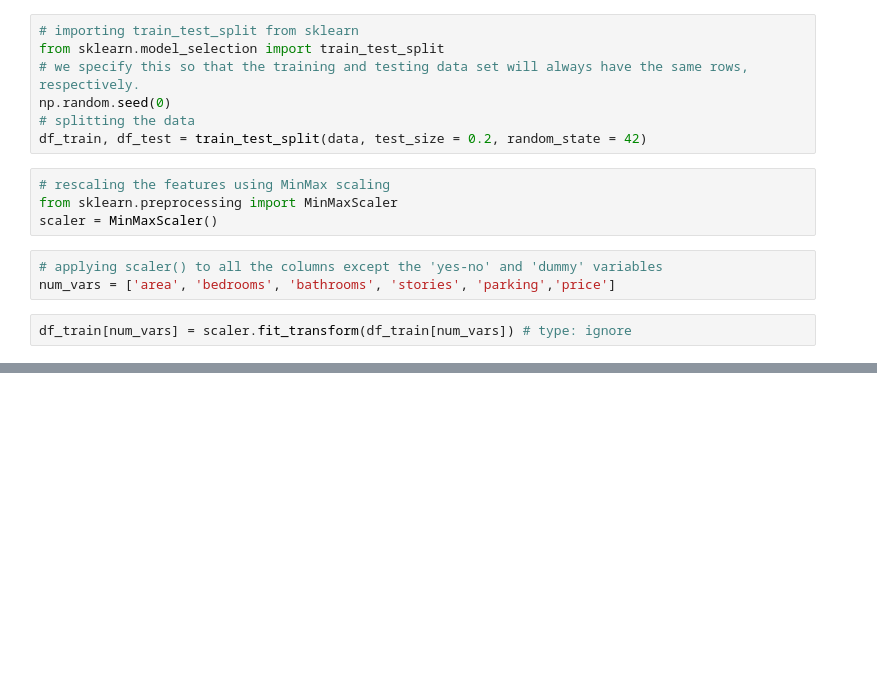
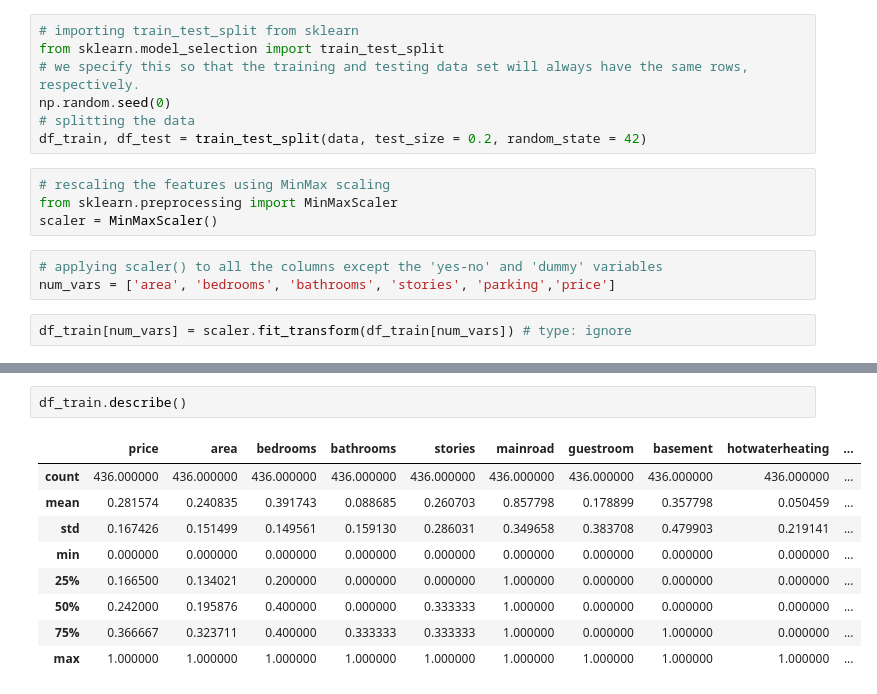
Before and after one commit to gideon-ogunbanjo/NEXUS, a Jupyter notebook: nexus.ipynb, the cells around one changed output, grey strips where cells are left out. Saved outputs shown, nothing was run; the diff lists cells and outputs as text; blank space fills up the shorter version.

```diff
--- a/nexus.ipynb
+++ b/nexus.ipynb
@@ -266,0 +276,12 @@ df_train[num_vars] = scaler.fit_transform(df_train[num_vars]) # type: ignore
+# %%
+df_train.describe()
+# %% [output]
+|  | price | area | bedrooms | bathrooms | stories | mainroad | guestroom | basement | hotwaterheating | ... |
+| count | 436.000000 | 436.000000 | 436.000000 | 436.000000 | 436.000000 | 436.000000 | 436.000000 | 436.000000 | 436.000000 | ... |
+| mean | 0.281574 | 0.240835 | 0.391743 | 0.088685 | 0.260703 | 0.857798 | 0.178899 | 0.357798 | 0.050459 | ... |
+| std | 0.167426 | 0.151499 | 0.149561 | 0.159130 | 0.286031 | 0.349658 | 0.383708 | 0.479903 | 0.219141 | ... |
+| min | 0.000000 | 0.000000 | 0.000000 | 0.000000 | 0.000000 | 0.000000 | 0.000000 | 0.000000 | 0.000000 | ... |
+| 25% | 0.166500 | 0.134021 | 0.200000 | 0.000000 | 0.000000 | 1.000000 | 0.000000 | 0.000000 | 0.000000 | ... |
+| 50% | 0.242000 | 0.195876 | 0.400000 | 0.000000 | 0.333333 | 1.000000 | 0.000000 | 0.000000 | 0.000000 | ... |
+| 75% | 0.366667 | 0.323711 | 0.400000 | 0.333333 | 0.333333 | 1.000000 | 0.000000 | 1.000000 | 0.000000 | ... |
+| max | 1.000000 | 1.000000 | 1.000000 | 1.000000 | 1.000000 | 1.000000 | 1.000000 | 1.000000 | 1.000000 | ... |
```
Also changed, not shown: parts of 4 cells of this notebook.
